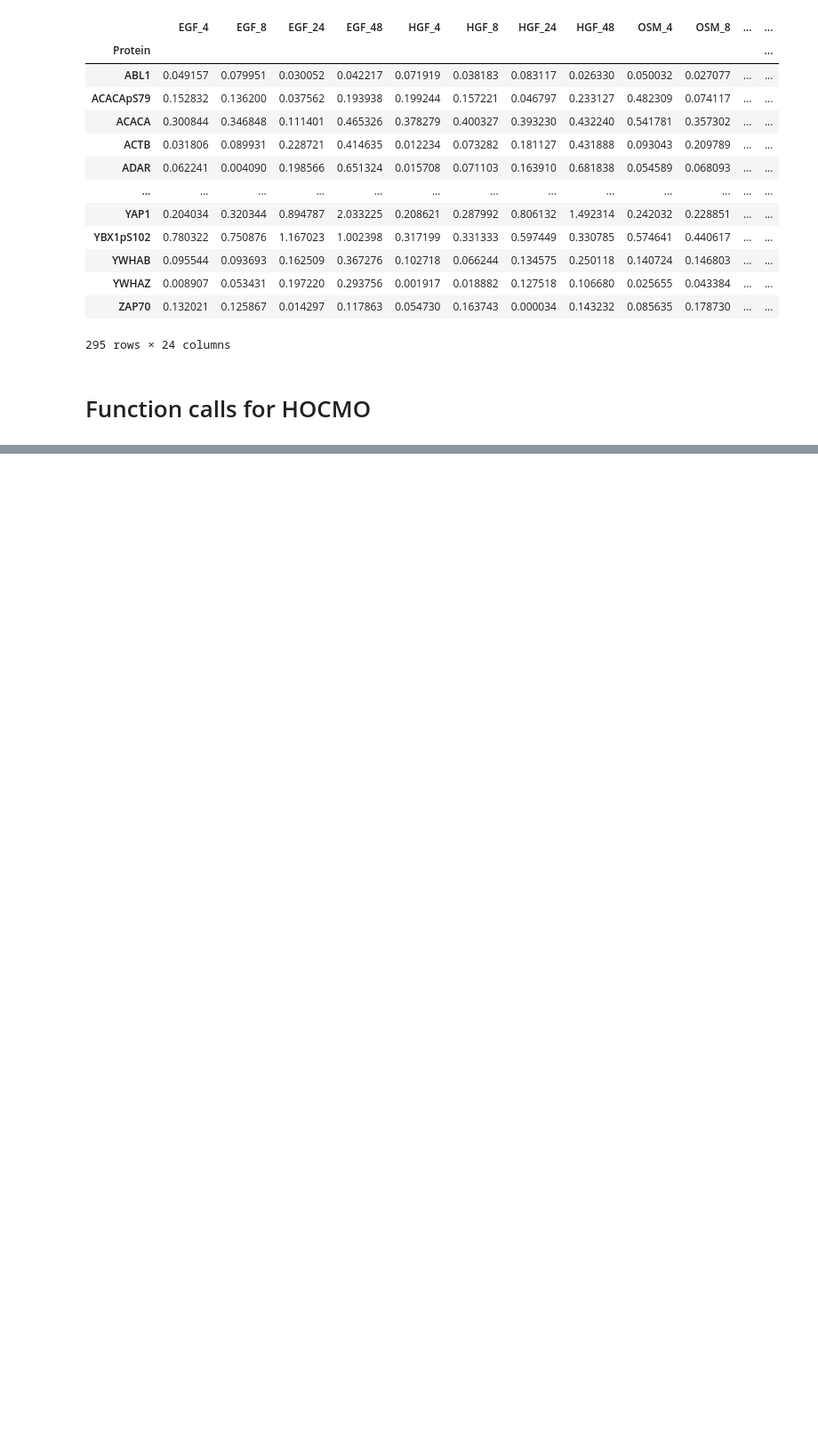
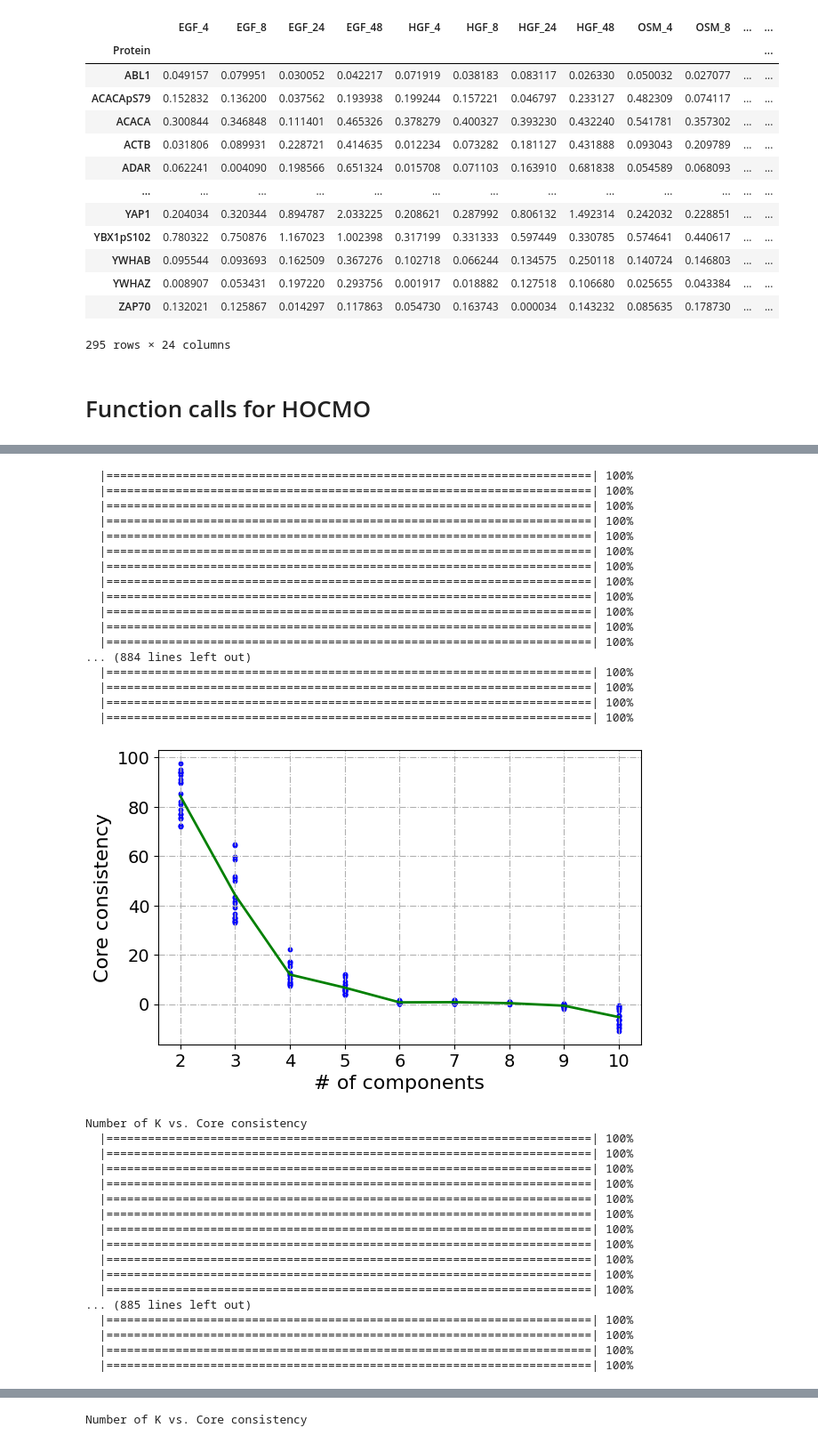
Before and after one commit to smollahlab/HOCMO, a Jupyter notebook: HOCMO_test.ipynb, the cells around one changed output, grey strips where cells are left out. Shown at 89% size. Drawn from its saved outputs; the diff is of its cells as text; code cells hidden in the pictures; blank space fills up the shorter version.

```diff
--- a/HOCMO_test.ipynb
+++ b/HOCMO_test.ipynb
@@ -305,0 +136,39 @@ def hoc_dict(file, threshold, filePath, ipFilePath):
+# %%
+components = hocmo.getCoreConsistency(tensor, "./data/core_consistency_rppa.png", iters = 100, num_k = 11, start =2, top_k=20)
+components1 = hocmo.getCoreConsistency(tensor1, "./data/core_consistency_gcp.png", iters = 100, num_k = 11, start =2, top_k=20)
+# %% [output]
+  |======================================================================| 100%
+  |======================================================================| 100%
+  |======================================================================| 100%
+  |======================================================================| 100%
+  |======================================================================| 100%
+  |======================================================================| 100%
+  |======================================================================| 100%
+  |======================================================================| 100%
+  |======================================================================| 100%
+  |======================================================================| 100%
+  |======================================================================| 100%
+  |======================================================================| 100%
+... (884 lines left out)
+  |======================================================================| 100%
+  |======================================================================| 100%
+  |======================================================================| 100%
+  |======================================================================| 100%
+[figure, added]
+Number of K vs. Core consistency
+  |======================================================================| 100%
+  |======================================================================| 100%
+  |======================================================================| 100%
+  |======================================================================| 100%
+  |======================================================================| 100%
+  |======================================================================| 100%
+  |======================================================================| 100%
+  |======================================================================| 100%
+  |======================================================================| 100%
+  |======================================================================| 100%
+  |======================================================================| 100%
+... (885 lines left out)
+  |======================================================================| 100%
+  |======================================================================| 100%
+  |======================================================================| 100%
+  |======================================================================| 100%
@@ -305,0 +176 @@ def hoc_dict(file, threshold, filePath, ipFilePath):
+Number of K vs. Core consistency
```
Also changed, not shown: parts of 48 cells of this notebook, 10 other files.
